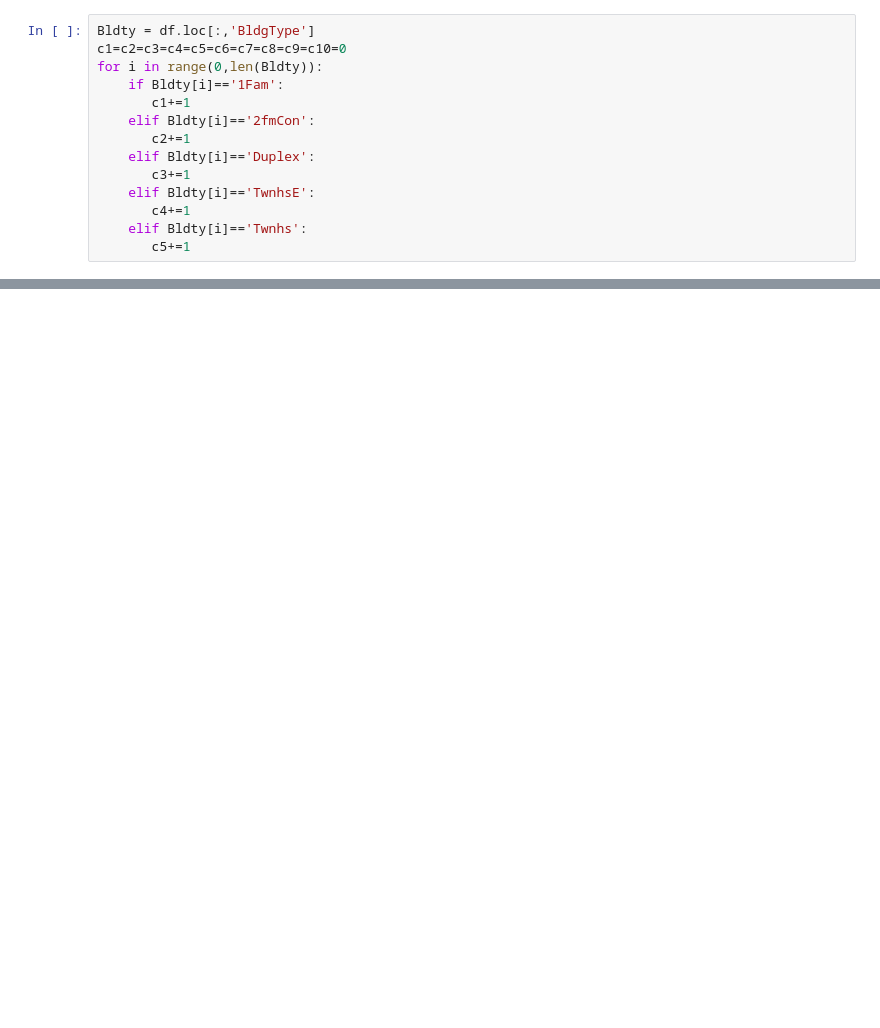
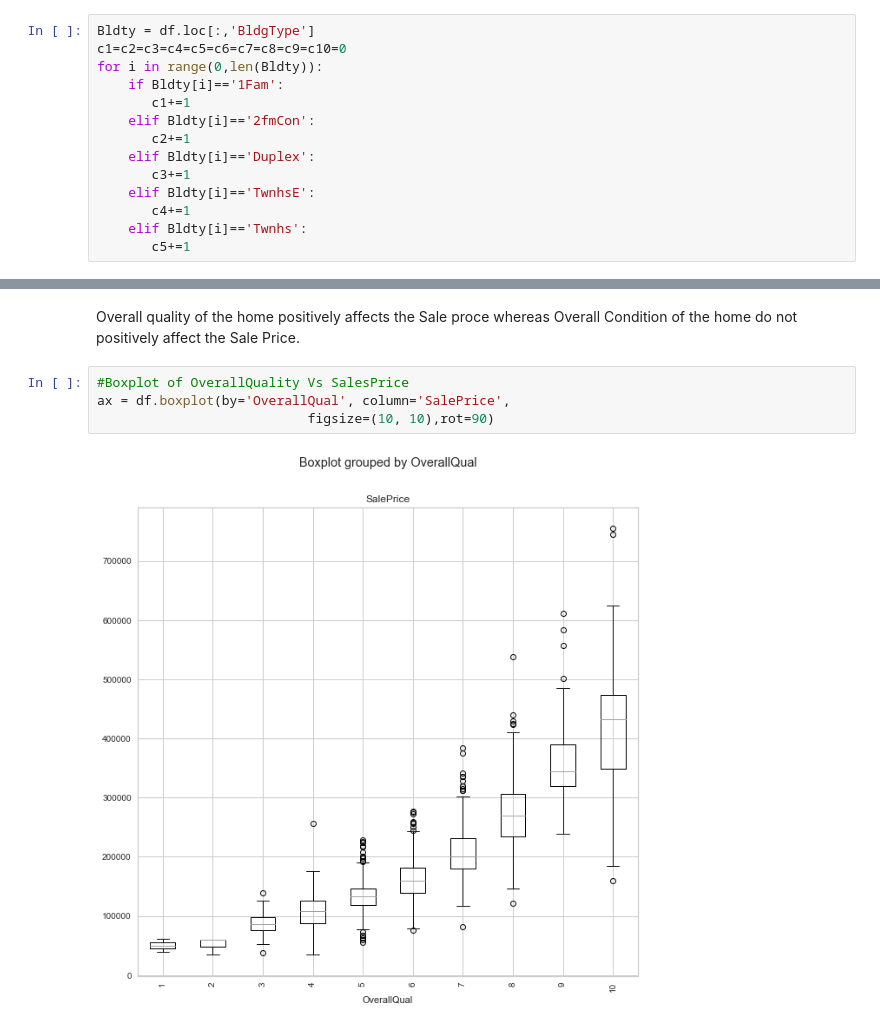
Before and after one commit to AnjuAnnPaul/Final-Project, a Jupyter notebook: House Price Prediction.ipynb, the cells around one changed output, grey strips where cells are left out. Cells and saved outputs as stored; diff of their text form; blank space fills up the shorter version.

```diff
--- a/House Price Prediction.ipynb
+++ b/House Price Prediction.ipynb
@@ -213,0 +260,8 @@ df.plot.scatter(x='BldgType',y='SalePrice')
+# %% [markdown]
+Overall quality of the home positively affects the Sale proce whereas Overall Condition of the home do not positively affect the Sale Price.
+# %%
+#Boxplot of OverallQuality Vs SalesPrice
+ax = df.boxplot(by='OverallQual', column='SalePrice',
+                           figsize=(10, 10),rot=90)
+# %% [output]
+[figure, added]
```
Also changed, not shown: parts of 86 cells of this notebook.
